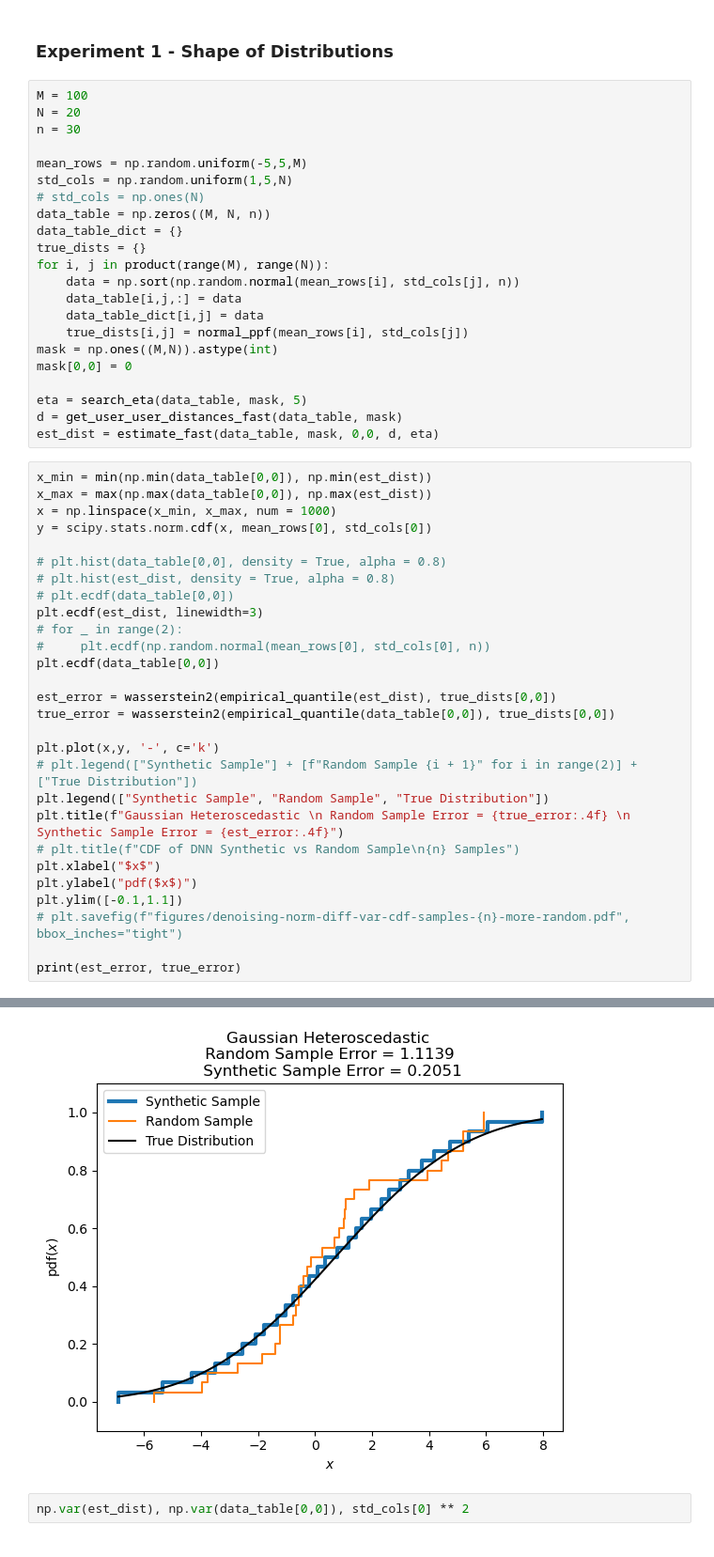
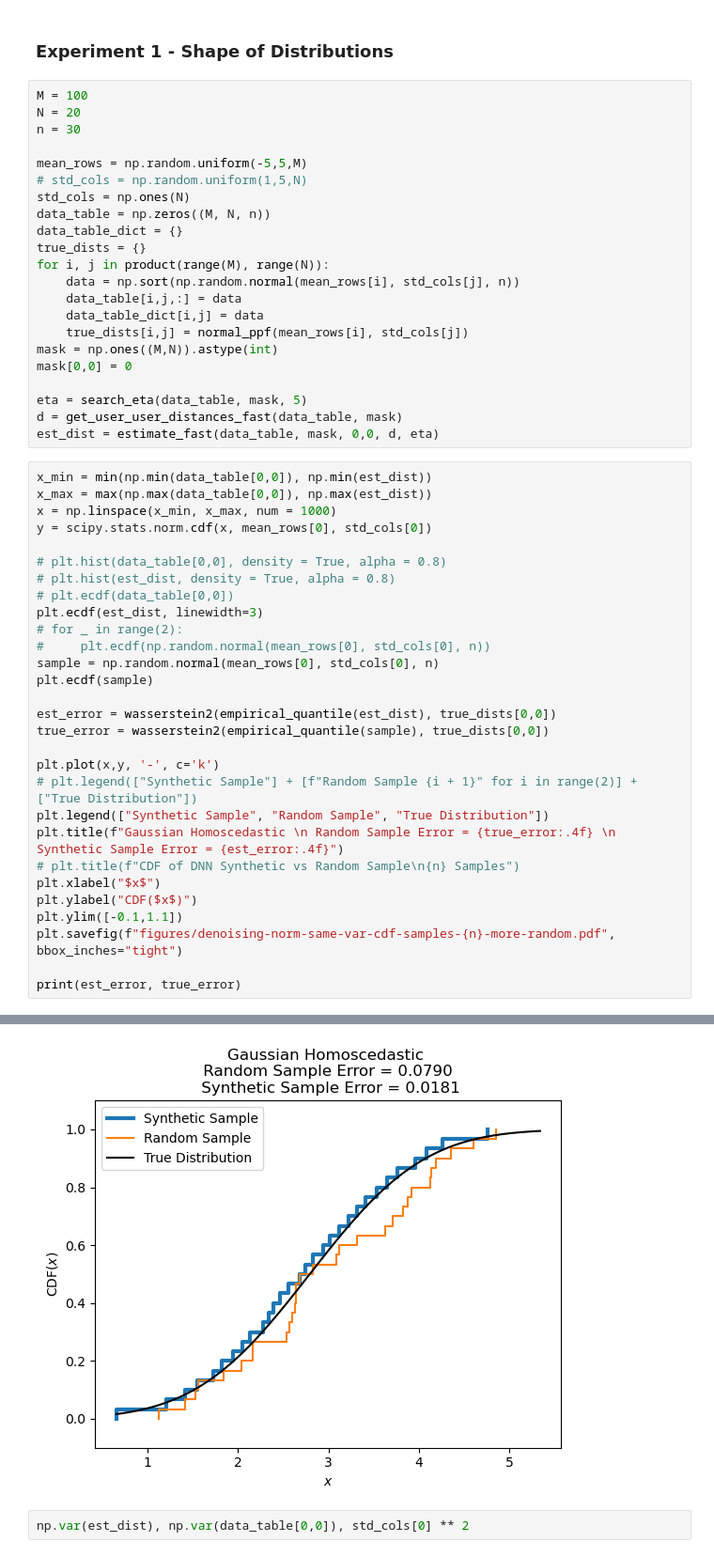
Before and after one commit to jacobf18/Dist-NN, a Jupyter notebook: nearest_neighbors.ipynb, the cells around one changed output, grey strips where cells are left out. Shown at 94% size. Cells and saved outputs as stored; diff of their text form.

```diff
--- a/nearest_neighbors.ipynb
+++ b/nearest_neighbors.ipynb
@@ -344,8 +346,8 @@ N = 20
 n = 30
 
 mean_rows = np.random.uniform(-5,5,M)
-std_cols = np.random.uniform(1,5,N)
-# std_cols = np.ones(N)
+# std_cols = np.random.uniform(1,5,N)
+std_cols = np.ones(N)
 data_table = np.zeros((M, N, n))
 data_table_dict = {}
 true_dists = {}
@@ -372,20 +374,21 @@ y = scipy.stats.norm.cdf(x, mean_rows[0], std_cols[0])
 plt.ecdf(est_dist, linewidth=3)
 # for _ in range(2):
 #     plt.ecdf(np.random.normal(mean_rows[0], std_cols[0], n))
-plt.ecdf(data_table[0,0])
+sample = np.random.normal(mean_rows[0], std_cols[0], n)
+plt.ecdf(sample)
 
 est_error = wasserstein2(empirical_quantile(est_dist), true_dists[0,0])
-true_error = wasserstein2(empirical_quantile(data_table[0,0]), true_dists[0,0])
+true_error = wasserstein2(empirical_quantile(sample), true_dists[0,0])
 
 plt.plot(x,y, '-', c='k')
 # plt.legend(["Synthetic Sample"] + [f"Random Sample {i + 1}" for i in range(2)] + ["True Distribution"])
 plt.legend(["Synthetic Sample", "Random Sample", "True Distribution"])
-plt.title(f"Gaussian Heteroscedastic \n Random Sample Error = {true_error:.4f} \n Synthetic Sample Error = {est_error:.4f}")
+plt.title(f"Gaussian Homoscedastic \n Random Sample Error = {true_error:.4f} \n Synthetic Sample Error = {est_error:.4f}")
 # plt.title(f"CDF of DNN Synthetic vs Random Sample\n{n} Samples")
 plt.xlabel("$x$")
-plt.ylabel("pdf($x$)")
+plt.ylabel("CDF($x$)")
 plt.ylim([-0.1,1.1])
-# plt.savefig(f"figures/denoising-norm-diff-var-cdf-samples-{n}-more-random.pdf", bbox_inches="tight")
+plt.savefig(f"figures/denoising-norm-same-var-cdf-samples-{n}-more-random.pdf", bbox_inches="tight")
 
 print(est_error, true_error)
 # %% [output]
@@ -393,4 +396,4 @@ print(est_error, true_error)
-[figure, old version]
+[figure, new version]
 # %%
 np.var(est_dist), np.var(data_table[0,0]), std_cols[0] ** 2
 # %% [output]
```
Also changed, not shown: parts of 13 cells of this notebook, 1 other file.
